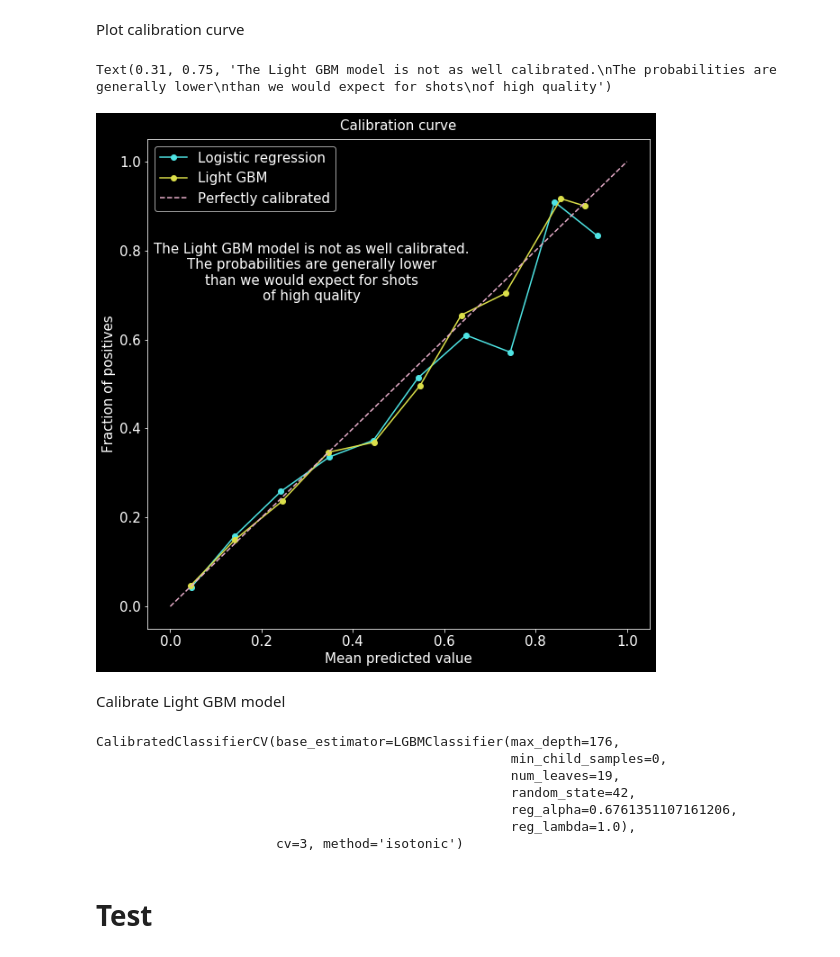
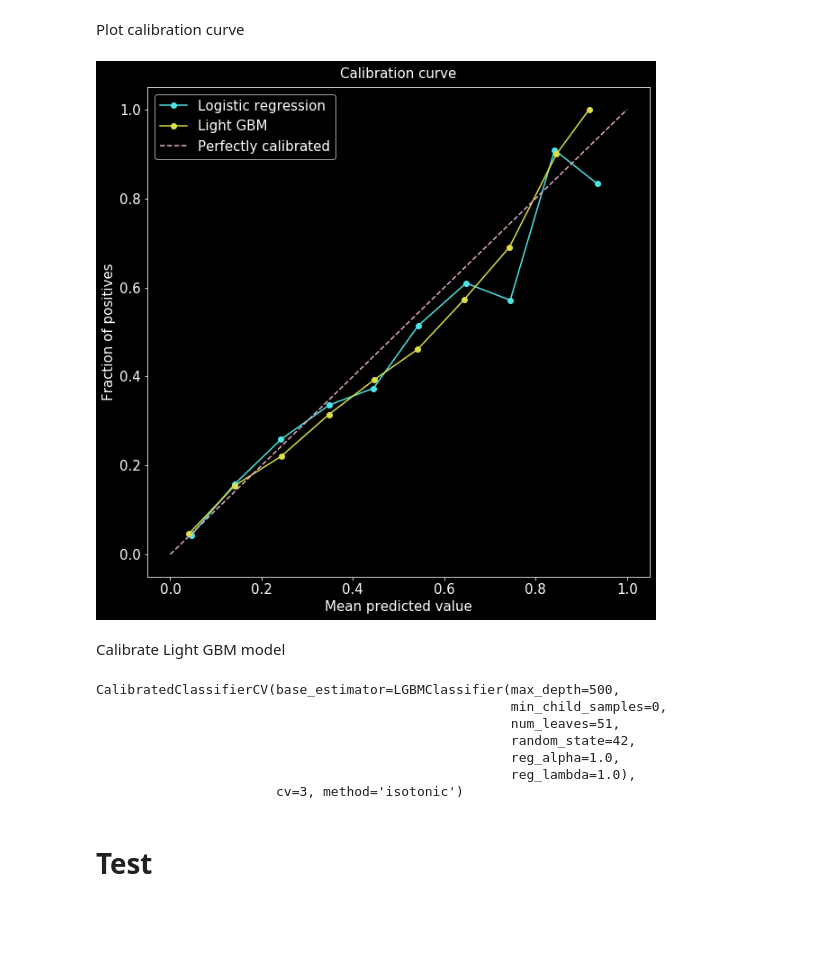
Before and after one commit to andrewRowlinson/expected-goals-thesis, a Jupyter notebook: notebooks/06a-expected-goals-model.ipynb, the cells around one changed output. Drawn from its saved outputs; the diff is of its cells as text; code cells hidden in the pictures; blank space fills up the shorter version.

Commit message:
removed annotation chart. removed features with low perm importance

```diff
--- a/notebooks/06a-expected-goals-model.ipynb
+++ b/notebooks/06a-expected-goals-model.ipynb
@@ -236,0 +246,8 @@ LGBMClassifier(max_depth=176, min_child_samples=0, num_leaves=19,
+# %%
+perm_result = permutation_importance(searchcv.best_estimator_, X_train, y_train, n_repeats=10, random_state=seed)
+df_perm_importance = pd.DataFrame({'Feature':X_train.columns,
+                                   'importance': perm_result.importances.mean(axis=1),
+                                   'std_dev': perm_result.importances.std(axis=1)})
+df_perm_importance.sort_values('importance', ascending=False, inplace=True)
+df_perm_importance.reset_index(drop=True, inplace=True)
+features_to_drop = df_perm_importance[df_perm_importance.importance < 0.0001].Feature.unique()
@@ -236,0 +282,5 @@ LGBMClassifier(max_depth=176, min_child_samples=0, num_leaves=19,
+# %%
+print('Dropped features', features_to_drop)
+X_train.drop(features_to_drop, axis=1, inplace=True)
+X_calibration.drop(features_to_drop, axis=1, inplace=True)
+X_test.drop(features_to_drop, axis=1, inplace=True)
@@ -236,0 +291,2 @@ LGBMClassifier(max_depth=176, min_child_samples=0, num_leaves=19,
+# %%
+searchcv.fit(X_train, y_train)
@@ -260,36 +323,30 @@ Plot calibration curve
 # %%
 # create curves
 fraction_of_positives_lr, mean_predicted_value_lr = calibration_curve(y_true_calibration, y_pred_lr, n_bins=10)
 fraction_of_positives_lgbm, mean_predicted_value_lgbm = calibration_curve(y_calibration, y_pred_lgbm, n_bins=10)
 # plot
 fig, ax = plt.subplots(figsize=(10, 10))
 ax.plot(mean_predicted_value_lr, fraction_of_positives_lr, "-o", color='#4fe4e4', label='Logistic regression')
 ax.plot(mean_predicted_value_lgbm, fraction_of_positives_lgbm, "-o", color='#dbdf4a', label='Light GBM')
 ax.plot([0, 1], [0, 1], "--", color='#e7aeca', label="Perfectly calibrated")
 ax.set_xlabel('Mean predicted value', fontsize=15)
 ax.set_ylabel('Fraction of positives', fontsize=15)
 ax.set_title('Calibration curve', fontsize=15, pad=10)
 ax.legend(fontsize=15)
 ax.tick_params(labelsize=15)
-annotation = ('The Light GBM model is not as well calibrated.\n'
-              'The probabilities are generally lower\n'
-              'than we would expect for shots\n'
-              'of high quality')
-ax.annotate(annotation, (0.31, 0.75), va='center', ha='center', fontsize=15)
 # %% [output]
-Text(0.31, 0.75, 'The Light GBM model is not as well calibrated.\nThe probabilities are generally lower\nthan we would expect for shots\nof high quality')
-[figure, old version]
+[figure, new version]
 # %% [markdown]
 Calibrate Light GBM model
 # %%
 sigmoid_calibration = CalibratedClassifierCV(searchcv.best_estimator_, method='isotonic', cv=3)
 sigmoid_calibration.fit(X_calibration, y_calibration)
 # %% [output]
-CalibratedClassifierCV(base_estimator=LGBMClassifier(max_depth=176,
+CalibratedClassifierCV(base_estimator=LGBMClassifier(max_depth=500,
                                                      min_child_samples=0,
-                                                     num_leaves=19,
+                                                     num_leaves=51,
                                                      random_state=42,
-                                                     reg_alpha=0.6761351107161206,
+                                                     reg_alpha=1.0,
                                                      reg_lambda=1.0),
                        cv=3, method='isotonic')
 # %% [markdown]
```
Also changed, not shown: parts of 16 cells of this notebook.
